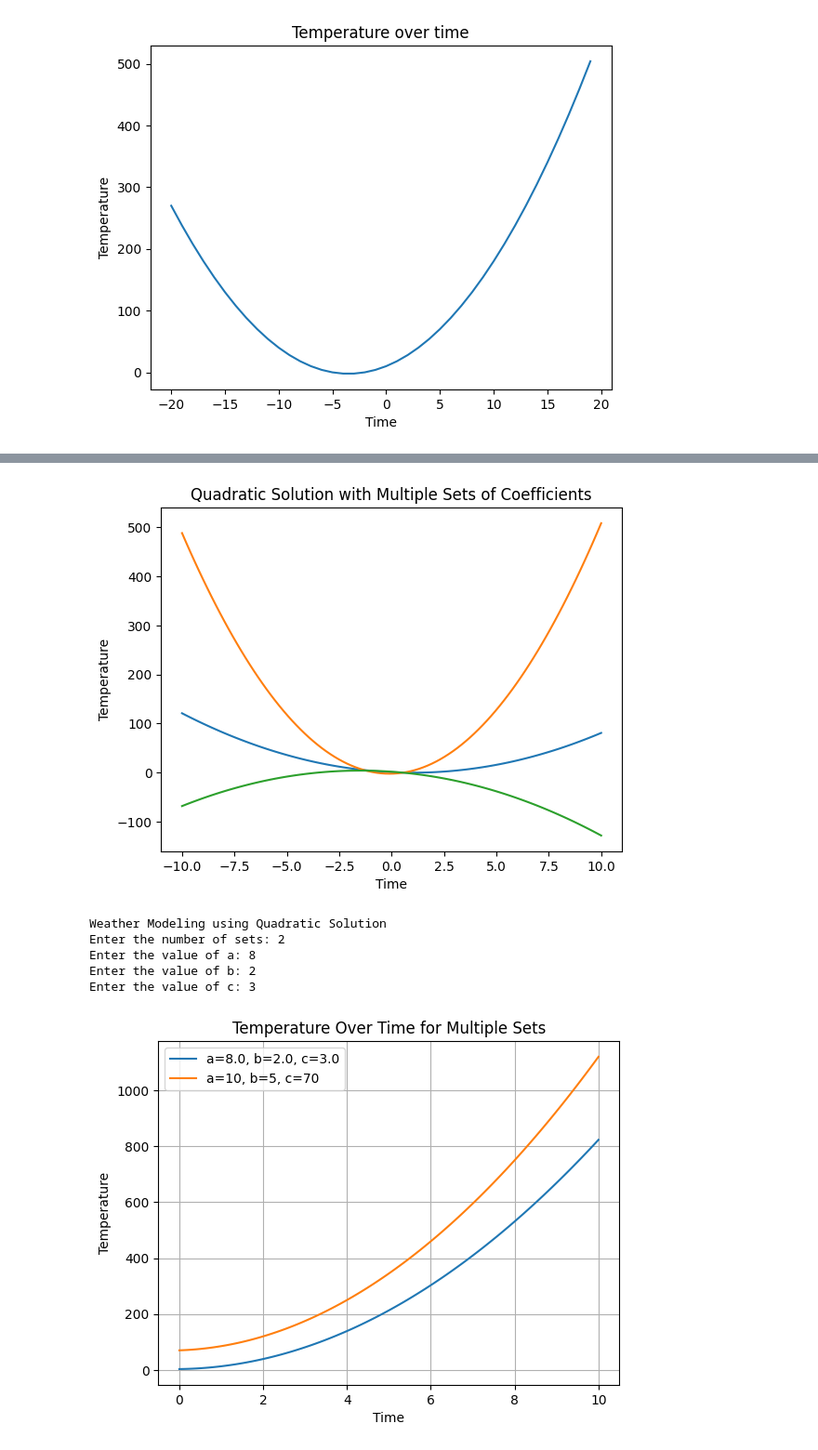
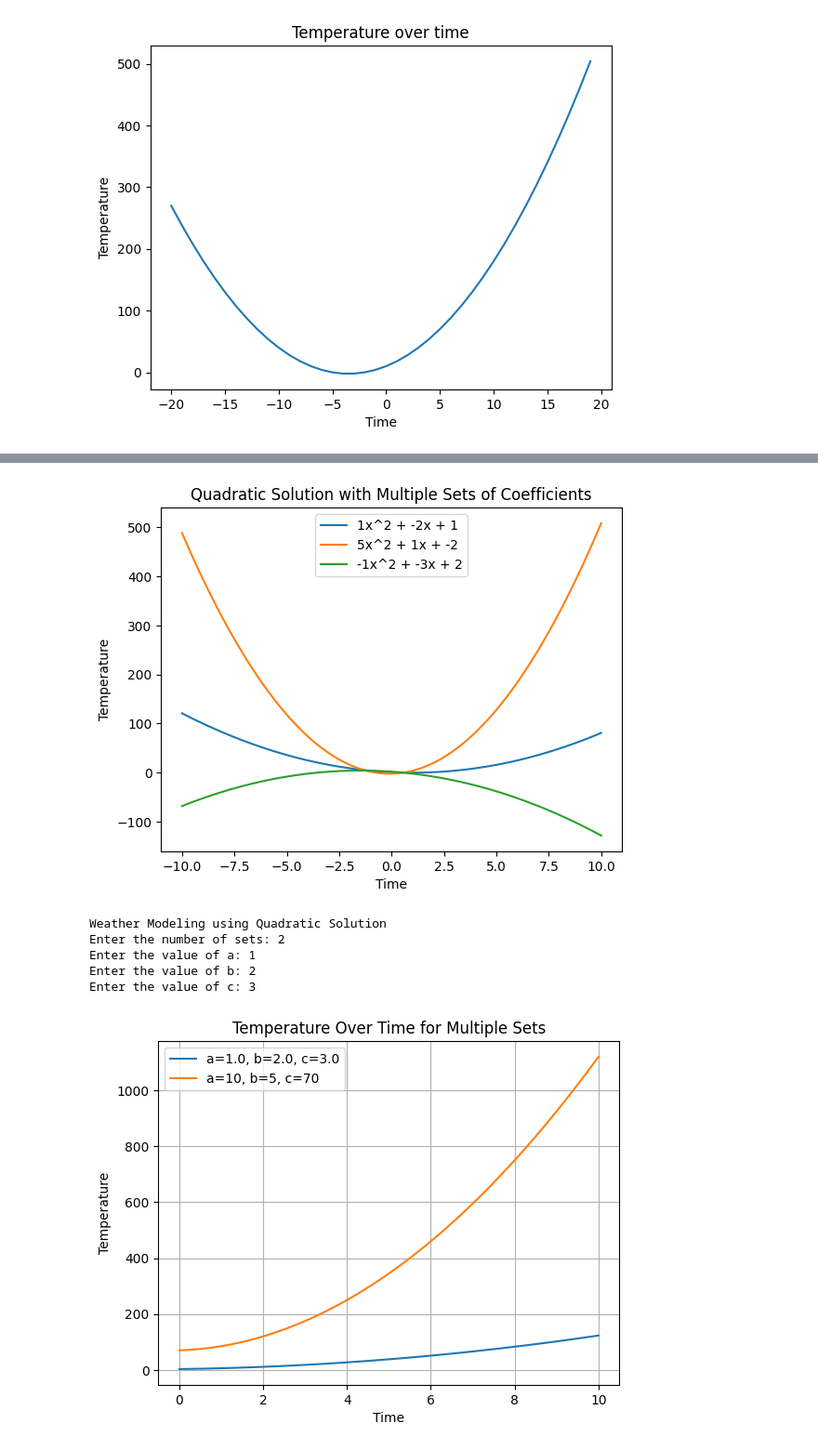
Before and after one commit to Dheeraj244/Software_engg_1, a Jupyter notebook: sofware.ipynb, the cells around one changed output, grey strips where cells are left out. Shown at 93% size. Drawn from its saved outputs; the diff is of its cells as text; code cells hidden in the pictures.

```diff
--- a/sofware.ipynb
+++ b/sofware.ipynb
@@ -84,6 +85,7 @@ coefficients_set_2 = (5, 1, -2)
 coefficients_set_3 = (-1, -3, 2)
 
 
+
 x_values = np.linspace(-10, 10, 100)
 
 
@@ -91,7 +93,7 @@ y_values_set_1 = quadratic_solution(*coefficients_set_1, x_values)
 y_values_set_2 = quadratic_solution(*coefficients_set_2, x_values)
 y_values_set_3 = quadratic_solution(*coefficients_set_3, x_values)
 
-
+plt.plot()
 plt.plot(x_values, y_values_set_1, label=f'{coefficients_set_1[0]}x^2 + {coefficients_set_1[1]}x + {coefficients_set_1[2]}')
 plt.plot(x_values, y_values_set_2, label=f'{coefficients_set_2[0]}x^2 + {coefficients_set_2[1]}x + {coefficients_set_2[2]}')
 plt.plot(x_values, y_values_set_3, label=f'{coefficients_set_3[0]}x^2 + {coefficients_set_3[1]}x + {coefficients_set_3[2]}')
@@ -99,9 +101,10 @@ plt.plot(x_values, y_values_set_3, label=f'{coefficients_set_3[0]}x^2 + {coeffic
 plt.xlabel('Time')
 plt.ylabel('Temperature')
 plt.title('Quadratic Solution with Multiple Sets of Coefficients')
+plt.legend()
 plt.show()
 # %% [output]
-[figure, old version]
+[figure, new version]
 # %%
 import matplotlib.pyplot as plt
 import numpy as np
@@ -126,32 +129,33 @@ def main():
 
         if i == 0:
             a = float(input("Enter the value of a: "))
             b = float(input("Enter the value of b: "))
             c = float(input("Enter the value of c: "))
         else:
             a = 10
             b = 5
             c = 70
 
 
         time_range = np.linspace(0, 10, 100)
 
 
         plot_temperature_over_time(a, b, c, time_range)
 
     plt.legend()
     plt.title("Temperature Over Time for Multiple Sets")
     plt.xlabel("Time")
     plt.ylabel("Temperature")
+    plt.legend()
     plt.grid(True)
     plt.show()
 
 if __name__ == "__main__":
     main()
 # %% [output]
 Weather Modeling using Quadratic Solution
 Enter the number of sets: 2
-Enter the value of a: 8
+Enter the value of a: 1
 Enter the value of b: 2
 Enter the value of c: 3
-[figure, old version]
+[figure, new version]
```
Also changed, not shown: parts of 3 cells of this notebook.
